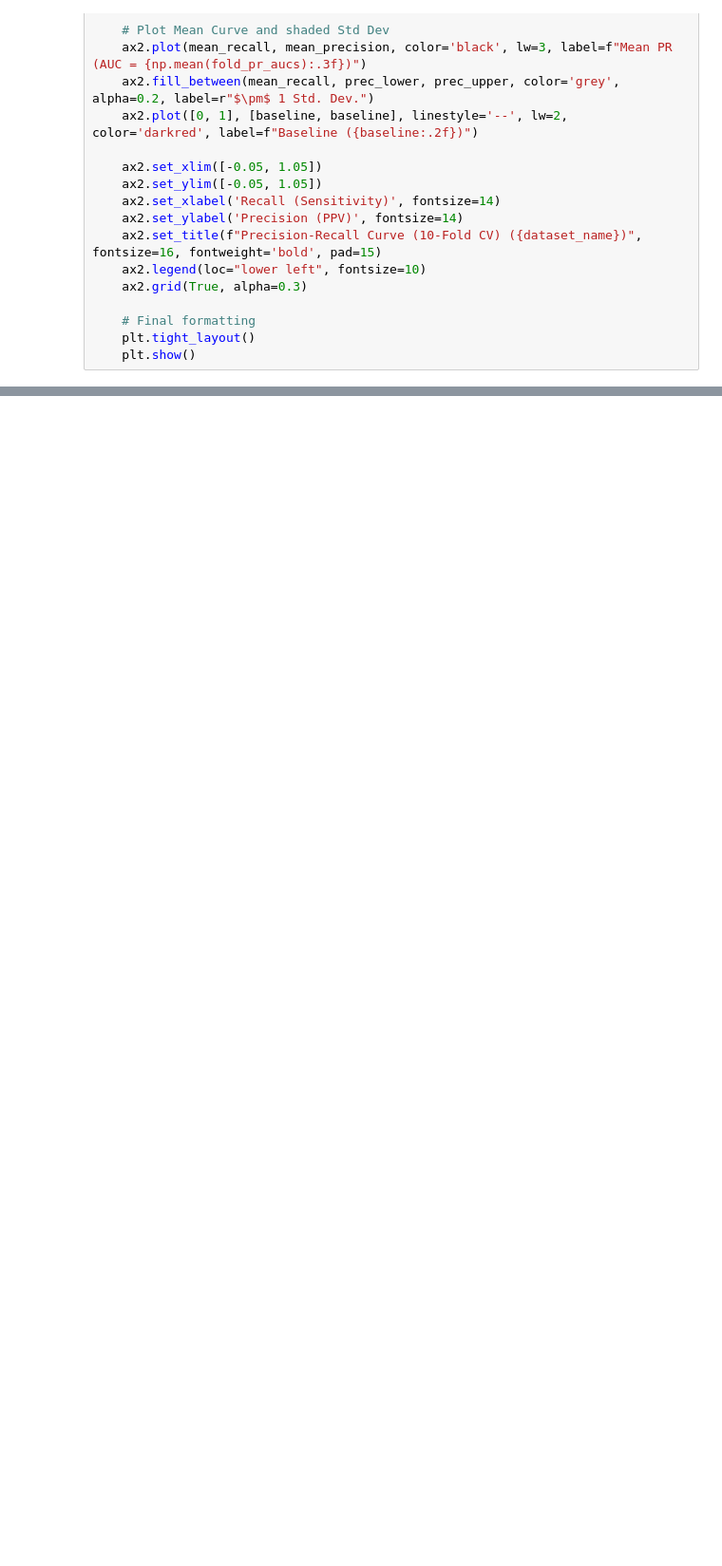
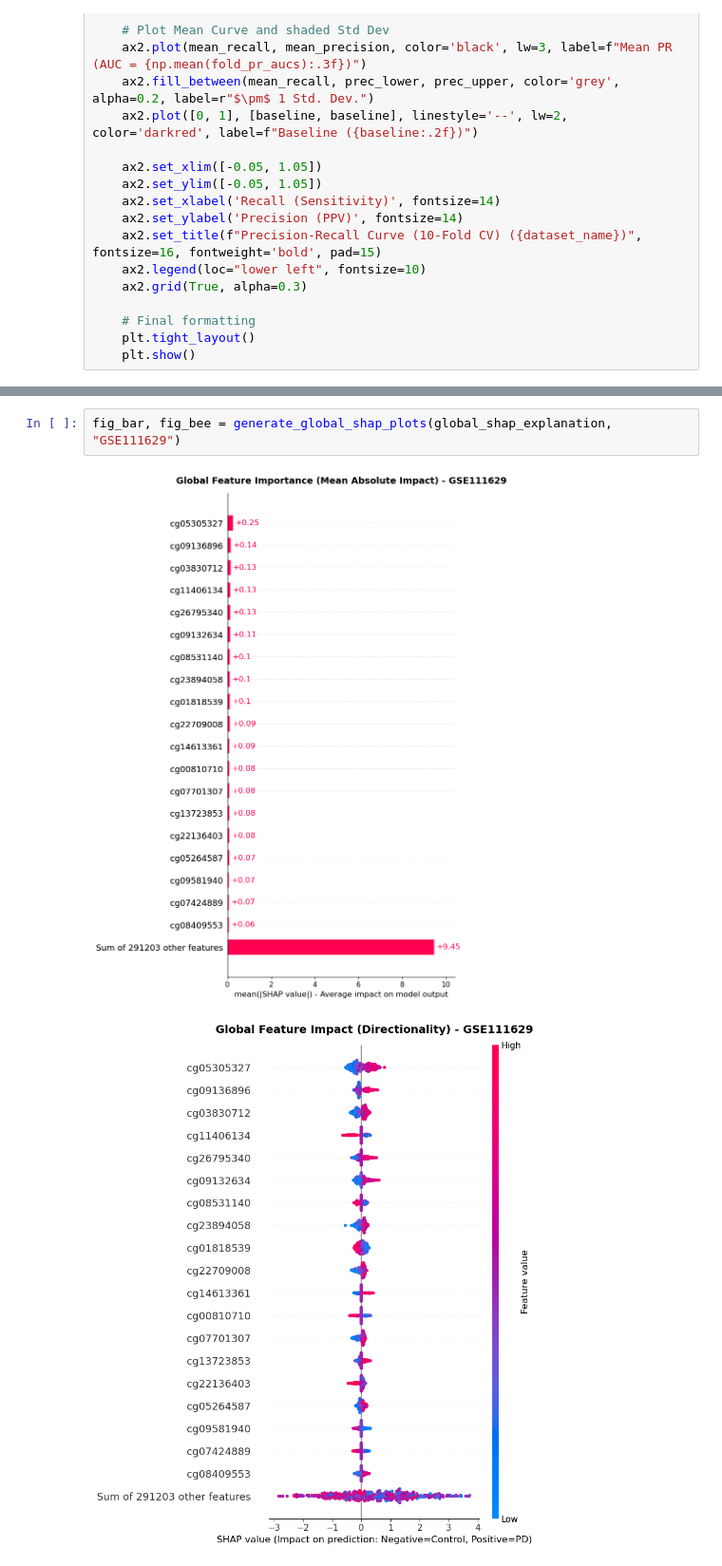
Before and after one commit to perpk/methylation-analysis, a Jupyter notebook: python/ML/main.ipynb, the cells around one changed output, grey strips where cells are left out. Shown at 95% size. Saved outputs shown, nothing was run; the diff lists cells and outputs as text; blank space fills up the shorter version.

```diff
--- a/python/ML/main.ipynb
+++ b/python/ML/main.ipynb
@@ -261,0 +362,5 @@ Average Features Selected per fold: 465.6
+# %%
+fig_bar, fig_bee = generate_global_shap_plots(global_shap_explanation, "GSE111629")
+# %% [output]
+[figure, added]
+[figure, added]
```
Also changed, not shown: parts of 6 cells of this notebook.
